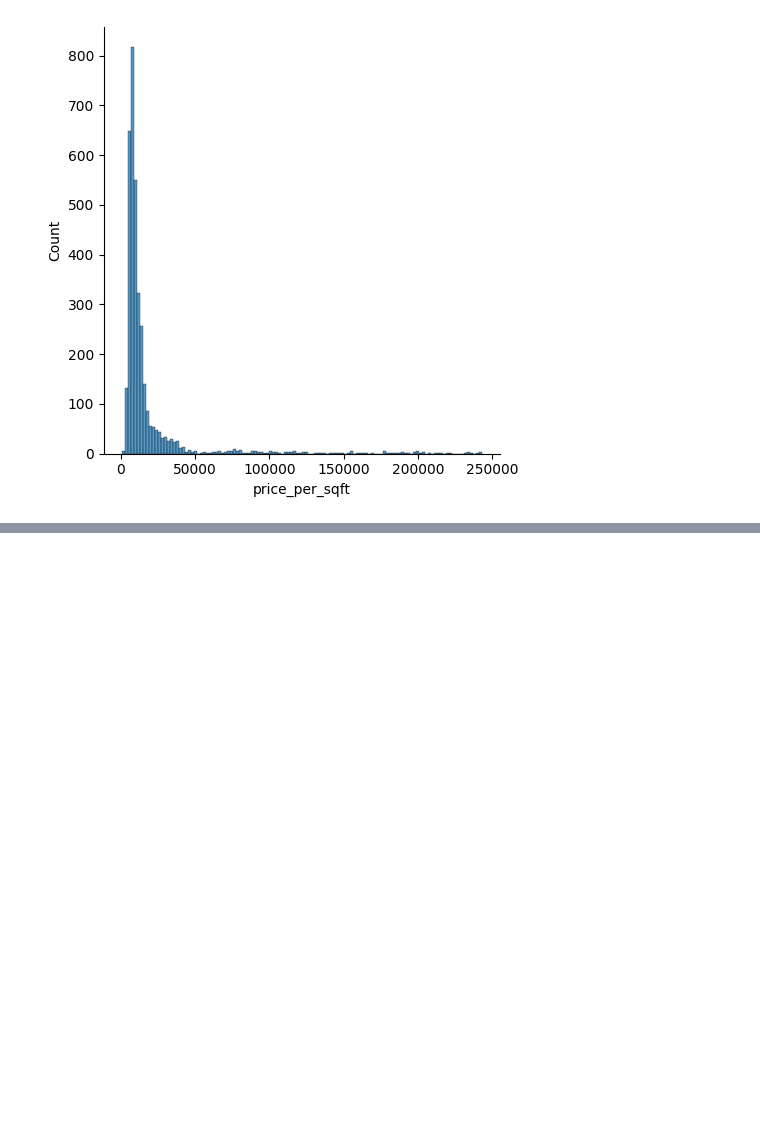
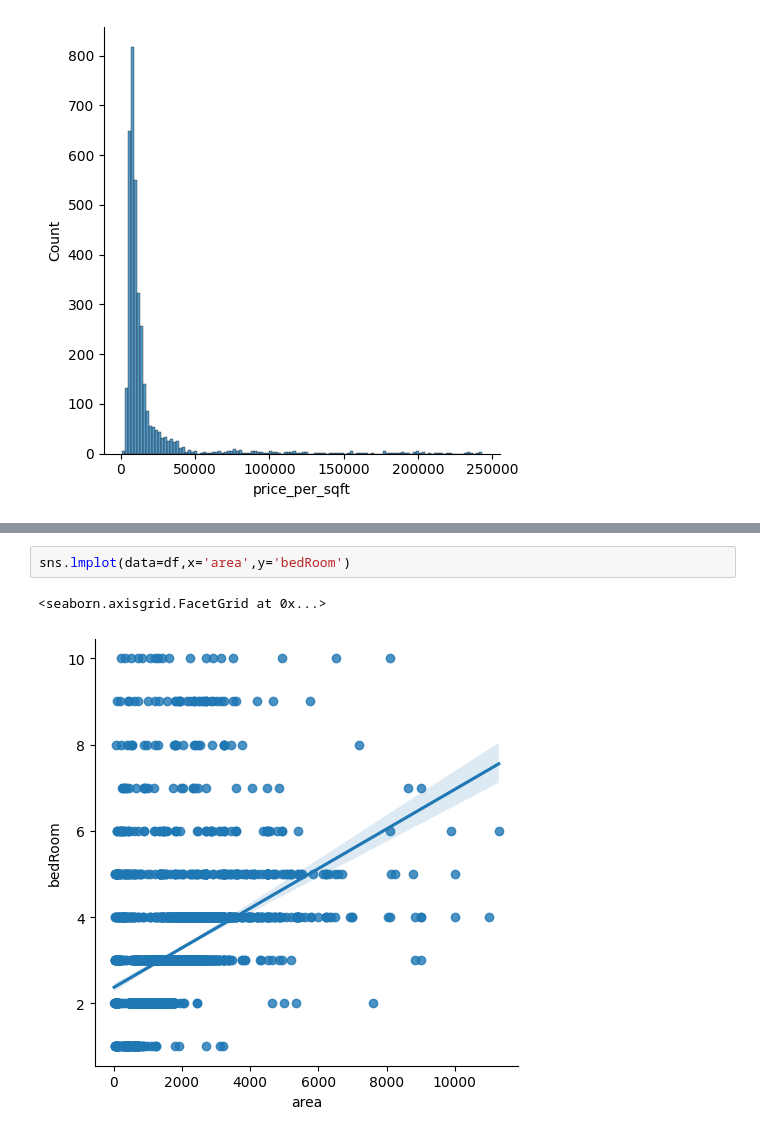
Before and after one commit to garvit1408/NestWise-, a Jupyter notebook: 4 - EDA/outlier-detection.ipynb, the cells around one changed output, grey strips where cells are left out. Drawn from its saved outputs; the diff is of its cells as text; blank space fills up the shorter version.

```diff
--- a/4 - EDA/outlier-detection.ipynb
+++ b/4 - EDA/outlier-detection.ipynb
@@ -455,0 +463,5 @@ sns.displot(df['price_per_sqft'])
+# %%
+sns.lmplot(data=df,x='area',y='bedRoom')
+# %% [output]
+<seaborn.axisgrid.FacetGrid at 0x...>
+[figure, added]
```
Also changed, not shown: parts of 7 cells of this notebook, 4 other files.
